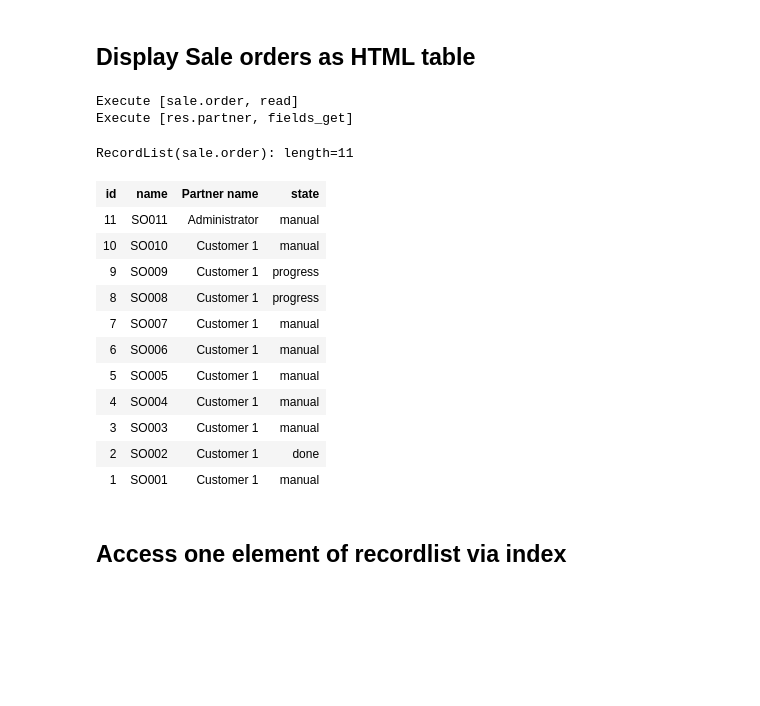
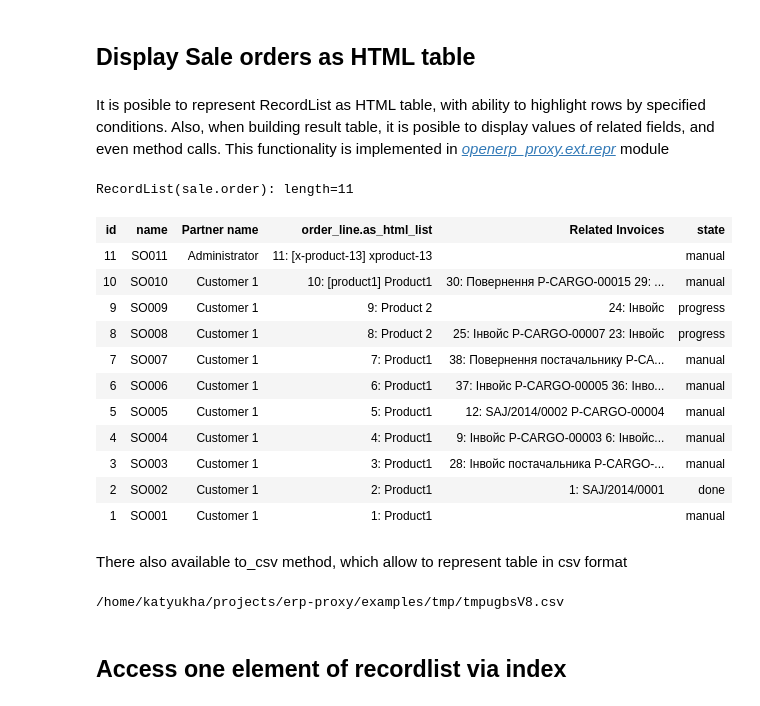
Before and after one commit to katyukha/odoo-rpc-client, a Jupyter notebook: examples/Examples & HTML tests.ipynb, the cells around one changed output. Drawn from its saved outputs; the diff is of its cells as text; code cells hidden in the pictures; blank space fills up the shorter version.

Commit message:
Added .to_csv() method to HTMLTable

```diff
--- a/examples/Examples & HTML tests.ipynb
+++ b/examples/Examples & HTML tests.ipynb
@@ -85,0 +89,3 @@ read_records - same as read but returns Record or RecordList instance
+# %%
+so = ldb._sale_order
+so
@@ -111,4 +147,4 @@ Fields for sale.order
 # %%
-so_list = so.search_records([])
+so_list = so([])
 so_list
 # %% [output]
@@ -128,36 +163,54 @@ Here _name field is aliase for result of name_get methodcalled on record
 # %% [markdown]
 ## Display Sale orders as HTML table
+# %% [markdown]
+It is posible to represent RecordList as HTML table, with ability to highlight rows by specified conditions.
+Also, when building result table, it is posible to display values of related fields, and even method calls. This functionality is implemented in [*openerp_proxy.ext.repr*](http://pythonhosted.org/openerp_proxy/module_ref/openerp_proxy.ext.html#module-openerp_proxy.ext.repr) module
 # %%
 # High light rows by condition
 highlighters = {
     '#99FF99': lambda x: x.state == 'done',
     '#9999FF': lambda x: x.state == 'draft',
     '#FFFF99': lambda x: x.state == 'progress',
 }
 
-# Display as table
-so_list.prefetch('id', 'name', 'partner_id', 'state').as_html_table('id',
-                                                                    'name',
-                                                                    HField('partner_id._name', name='Partner name'),
-                                                                    'state',
-                                                                    highlighters=highlighters,
-                                                                    )
+# Display as table.
+# Note that prefetch method is used to fetch some set of fields via one RPC call.
+# on big datasets it may speed up performance signifiantly.
+# Each RecordList instance have related cache, which reduce need of reading data on each field get.
+so_list.prefetch('id', 'name', 'partner_id', 'state')
+so_table = so_list.as_html_table('id',
+                                 'name',
+                                 # _name attribute provides result of *name_search method:
+                                 HField('partner_id._name', name='Partner name'),
+                                 # Also it is posible to display result of method calls
+                                 # 'as_html_list()' is method of RecordList.
+                                 'order_line.as_html_list',
+                                 # Argument can be passed as tuple, (field, field name)
+                                 ('invoice_ids.as_html_list', 'Related Invoices'),
+                                 'state',
+                                 highlighters=highlighters,
+)
+so_table
 # %% [output]
-Execute [sale.order, read]
-Execute [res.partner, fields_get]
+RecordList(sale.order): length=11
-RecordList(sale.order): length=11
-| id | name | Partner name | state |
-| 11 | SO011 | Administrator | manual |
-| 10 | SO010 | Customer 1 | manual |
-| 9 | SO009 | Customer 1 | progress |
-| 8 | SO008 | Customer 1 | progress |
-| 7 | SO007 | Customer 1 | manual |
-| 6 | SO006 | Customer 1 | manual |
-| 5 | SO005 | Customer 1 | manual |
-| 4 | SO004 | Customer 1 | manual |
-| 3 | SO003 | Customer 1 | manual |
-| 2 | SO002 | Customer 1 | done |
-| 1 | SO001 | Customer 1 | manual |
+| id | name | Partner name | order_line.as_html_list | Related Invoices | state |
+| 11 | SO011 | Administrator | 11: [x-product-13] xproduct-13 |  | manual |
+| 10 | SO010 | Customer 1 | 10: [product1] Product1 | 30: Повернення P-CARGO-00015 29: ... | manual |
+| 9 | SO009 | Customer 1 | 9: Product 2 | 24: Інвойс | progress |
+| 8 | SO008 | Customer 1 | 8: Product 2 | 25: Інвойс P-CARGO-00007 23: Інвойс | progress |
+| 7 | SO007 | Customer 1 | 7: Product1 | 38: Повернення постачальнику P-CA... | manual |
+| 6 | SO006 | Customer 1 | 6: Product1 | 37: Інвойс P-CARGO-00005 36: Інво... | manual |
+| 5 | SO005 | Customer 1 | 5: Product1 | 12: SAJ/2014/0002 P-CARGO-00004 | manual |
+| 4 | SO004 | Customer 1 | 4: Product1 | 9: Інвойс P-CARGO-00003 6: Інвойс... | manual |
+| 3 | SO003 | Customer 1 | 3: Product1 | 28: Інвойс постачальника P-CARGO-... | manual |
+| 2 | SO002 | Customer 1 | 2: Product1 | 1: SAJ/2014/0001 | done |
+| 1 | SO001 | Customer 1 | 1: Product1 |  | manual |
+# %% [markdown]
+There also available to_csv method, which allow to represent table in csv format
+# %%
+so_table.to_csv()
+# %% [output]
+/home/katyukha/projects/erp-proxy/examples/tmp/tmpugbsV8.csv
 # %% [markdown]
 ## Access one element of recordlist via index
 # %%
```
Also changed, not shown: parts of 14 cells of this notebook, 3 other files.
